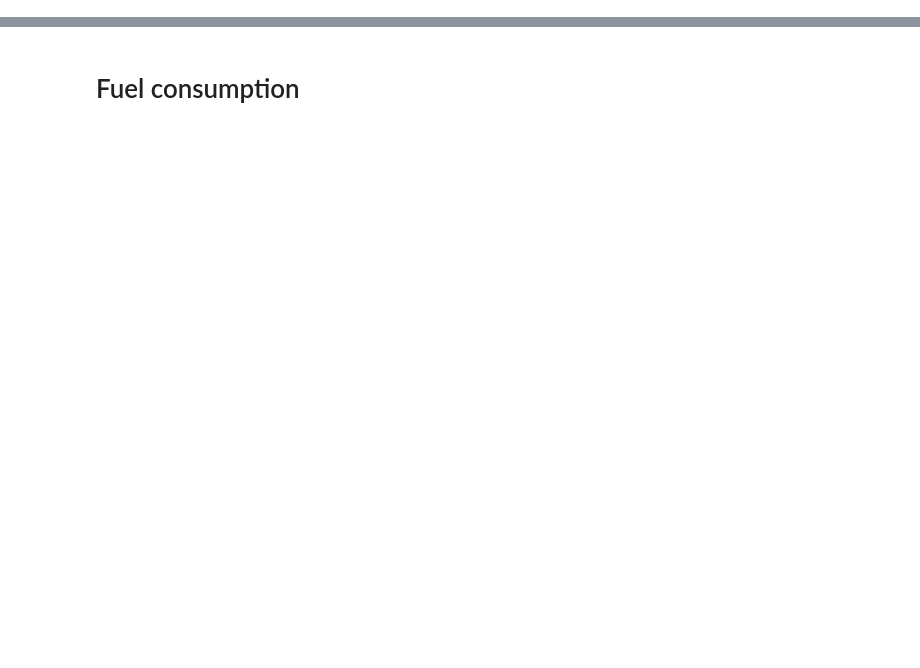
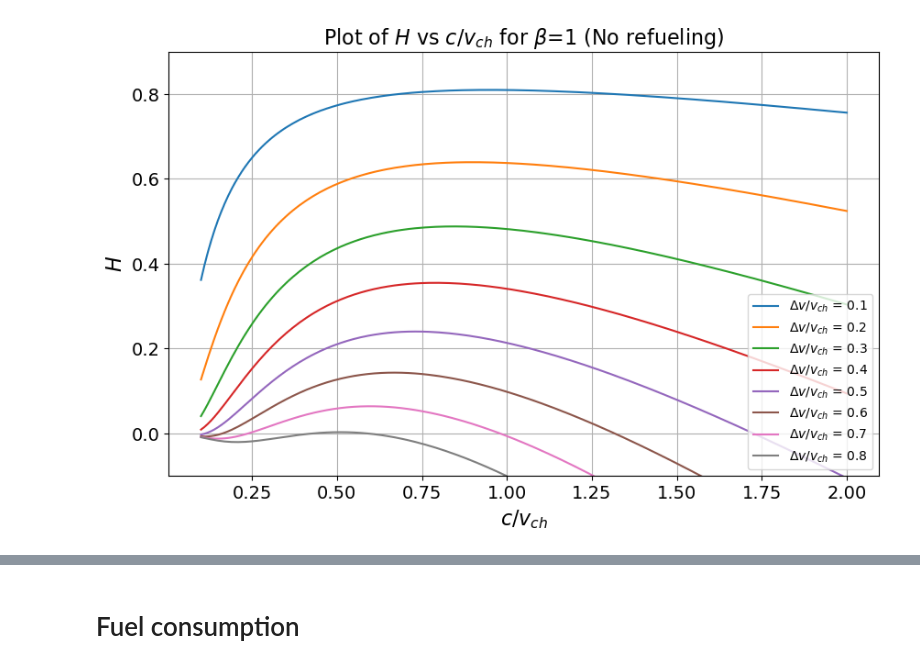
Before and after one commit to Rafid-Ben/Propulsion_optimization, a Jupyter notebook: objective_function.ipynb, the cells around one changed output, grey strips where cells are left out. Saved outputs shown, nothing was run; the diff lists cells and outputs as text; code cells hidden in the pictures; blank space fills up the shorter version.

```diff
--- a/objective_function.ipynb
+++ b/objective_function.ipynb
@@ -11,0 +9,25 @@ n_vec=np.arange(10,0,-1)
+# %%
+r1_vec=np.array([.1,.2,.3,.4,.5,.6,.7,.8])
+r2_vec=np.arange(0.1,2.01,0.01)
+
+
+fig=plt.figure(figsize=(10,6))
+max_H=[]
+opt_r2=[]
+for r1 in r1_vec:
+    H=obj_func(r1,r2_vec,1)
+    plt.plot(r2_vec,H,label=f"$\Delta v/v_{{ch}}$ = {r1}")
+
+plt.ylim([-.1,.9])
+
+plt.xlabel('$c/v_{ch}$',fontsize=16)
+plt.ylabel('$H$',fontsize=16)
+plt.title(r'Plot of $H$ vs $c/v_{ch}$ for $\beta$=1 (No refueling)',fontsize=16)
+plt.legend(loc="lower right")
+plt.grid(True)
+plt.xticks(fontsize=14)
+plt.yticks(fontsize=14)
+plt.savefig("figures/HvsC_No_refueling.png",bbox_inches='tight')
+plt.show()
+# %% [output]
+[figure, added]
```
Also changed, not shown: parts of 17 cells of this notebook, 2 other files.
